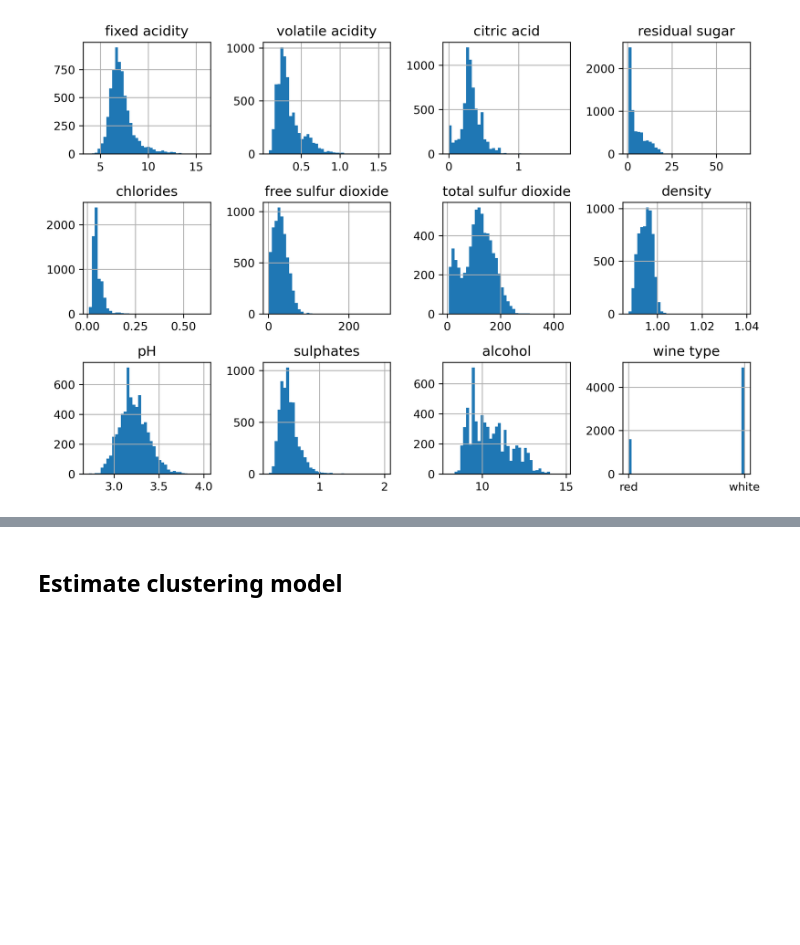
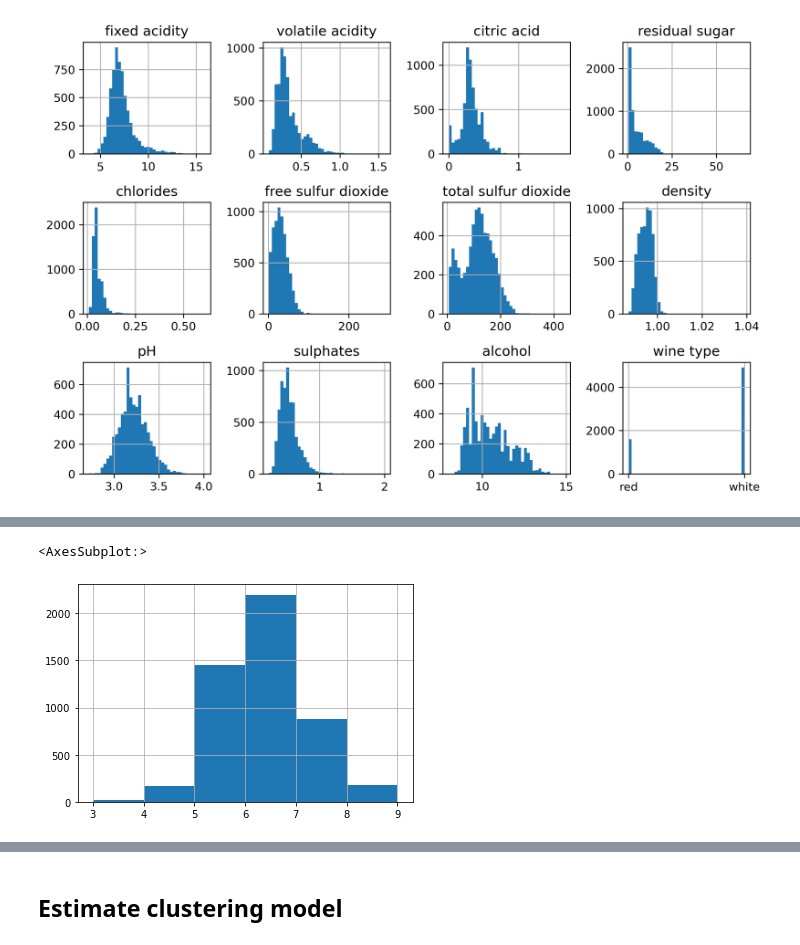
Before and after one commit to jhaber-zz/cluster-wine, a Jupyter notebook: code/clustering.ipynb, the cells around one changed output, grey strips where cells are left out. Drawn from its saved outputs; the diff is of its cells as text; code cells hidden in the pictures; blank space fills up the shorter version.

```diff
--- a/code/clustering.ipynb
+++ b/code/clustering.ipynb
@@ -110,0 +265,6 @@ df.quality.hist(bins=10)
+# %%
+qual_range = df[df['wine type']=='white'].quality.max() - df[df['wine type']=='white'].quality.min()
+df[df['wine type']=='white'].quality.hist(bins=qual_range)
+# %% [output]
+<AxesSubplot:>
+[figure, added]
```
Also changed, not shown: parts of 12 cells of this notebook.
